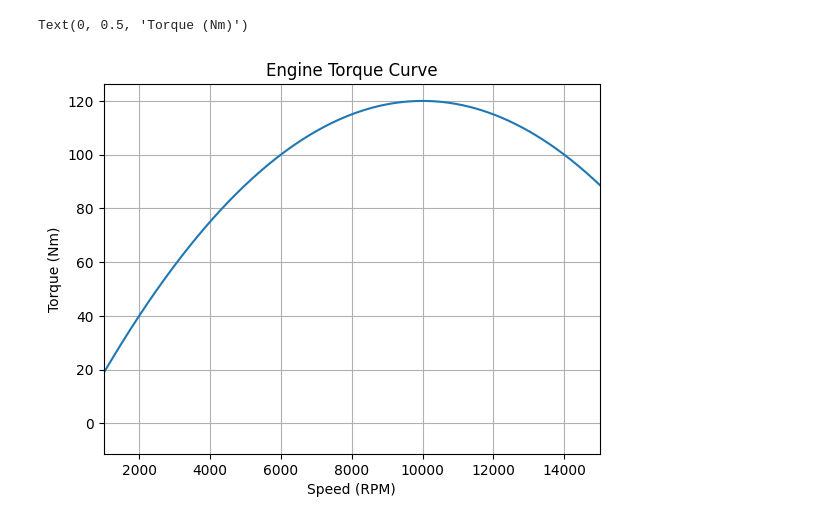
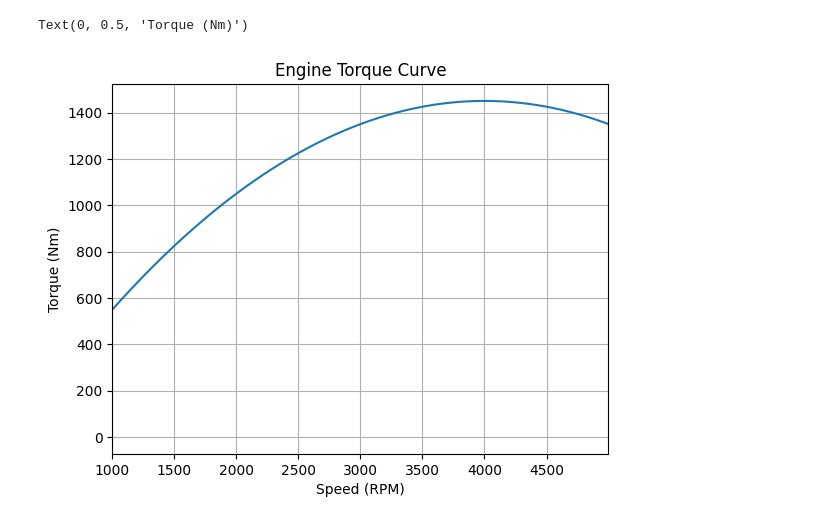
Before and after one commit to Nelson-Jnrnd/race-lap-simulations, a Jupyter notebook: engine_sim.ipynb, the cells around one changed output. Saved outputs shown, nothing was run; the diff lists cells and outputs as text; code cells hidden in the pictures.

Commit message:
engine simulation well underwasy

```diff
--- a/engine_sim.ipynb
+++ b/engine_sim.ipynb
@@ -1,10 +0,0 @@
-# %%
-class Engine:
-    def __init__(self, power, ratio_gears, ratio_differential, radius_wheel, torque_map):
-        self.power = power
-        self.ratio_gears = ratio_gears
-        self.ratio_differential = ratio_differential
-        self.radius_wheel = radius_wheel
-        self.torque_map = torque_map
-
-        self.gear = 0
@@ -11,33 +48,33 @@ class Engine:
 # %%
-def torque_map(rpm):
-    a = -0.000125 / 100
-    b = 2.5 / 100
-    c = -500 / 100
-    return a * rpm * rpm + b * rpm + c
+def torque_output(rpm):
+    a = -0.0001
+    b = 0.8
+    c = -150
+    return max(0, a * rpm * rpm + b * rpm + c)
 
 engine = Engine(
-    power=500,
+    power=5000,
     ratio_gears=[3.5, 2.8, 2.1, 1.7, 1.3, 1],
     ratio_differential=1,
     radius_wheel=0.3,
-    torque_map = torque_map
+    torque_output = torque_output
 )
 # %%
 import numpy as np
 
-rpms = np.arange(0, 15000)
-torque = [engine.torque_map(rpm) for rpm in rpms]
+rpms = np.arange(0, 5000)
+torque = [engine.torque_output(rpm) for rpm in rpms]
 
 import matplotlib.pyplot as plt
 
 fig, ax = plt.subplots()
 
 ax.plot(torque)
 ax.grid()
 ax.set_xlim([1000, np.max(rpms)])
 ax.set_title('Engine Torque Curve')
 ax.set_xlabel('Speed (RPM)')
 ax.set_ylabel('Torque (Nm)')
 # %% [output]
 Text(0, 0.5, 'Torque (Nm)')
-[figure, old version]
+[figure, new version]
```
Also changed, not shown: parts of 4 cells of this notebook.
